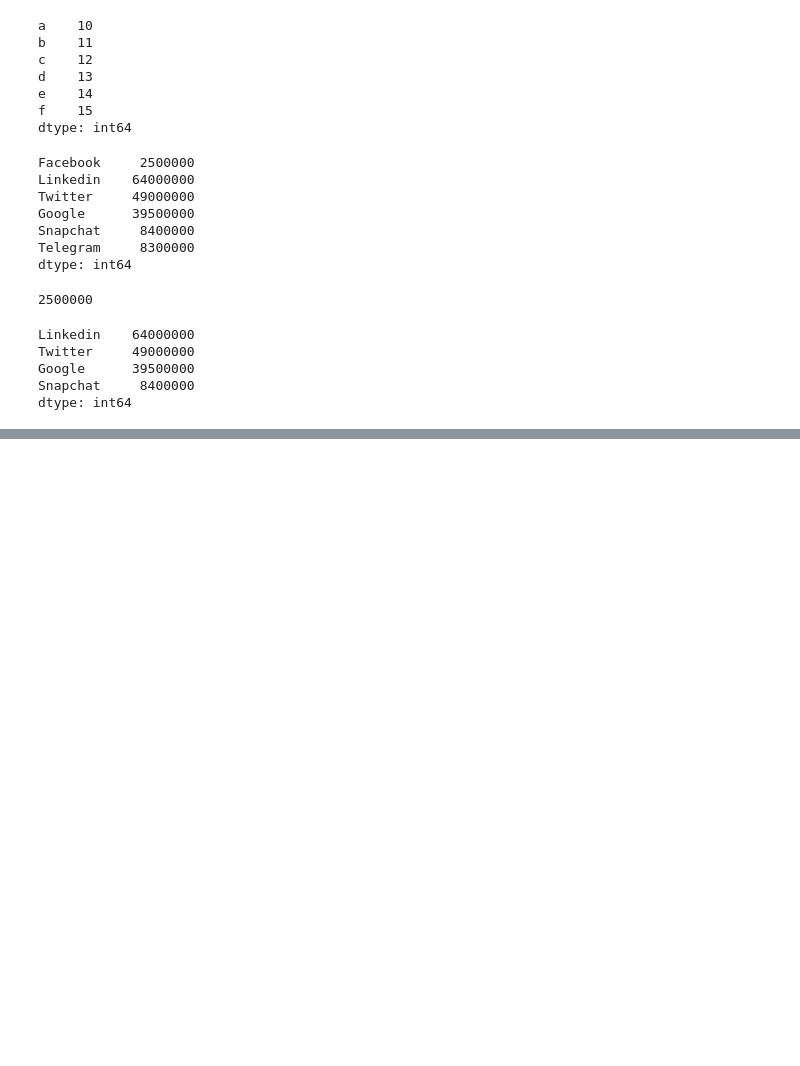
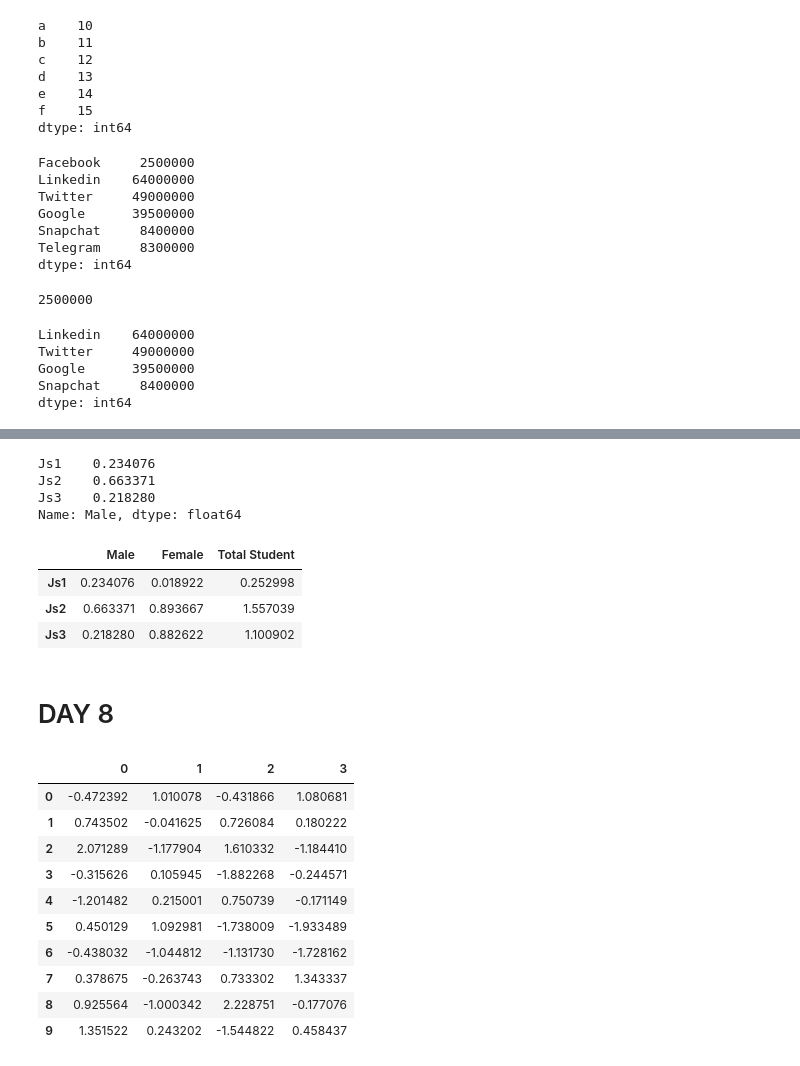
Before and after one commit to paulow540/100-days-of-coding-and-machine-learning-, a Jupyter notebook: Untitled.ipynb, the cells around one changed output, grey strips where cells are left out. Saved outputs shown, nothing was run; the diff lists cells and outputs as text; code cells hidden in the pictures; blank space fills up the shorter version.

```diff
--- a/Untitled.ipynb
+++ b/Untitled.ipynb
@@ -809,0 +916,33 @@ dtype: int64
+# %%
+studentpop = pd.DataFrame(np.random.rand(3,2), columns=['Male', "Female"], index=['Js1', 'Js2', 'Js3'])
+studentpop.Male
+# %% [output]
+Js1    0.234076
+Js2    0.663371
+Js3    0.218280
+Name: Male, dtype: float64
+# %%
+studentpop['Total Student'] = studentpop['Female'] + studentpop['Male']
+studentpop
+# %% [output]
+|  | Male | Female | Total Student |
+| Js1 | 0.234076 | 0.018922 | 0.252998 |
+| Js2 | 0.663371 | 0.893667 | 1.557039 |
+| Js3 | 0.218280 | 0.882622 | 1.100902 |
+# %% [markdown]
+# DAY 8
+# %%
+df = pd.DataFrame(np.random.randn(10, 4))
+df
+# %% [output]
+|  | 0 | 1 | 2 | 3 |
+| 0 | -0.472392 | 1.010078 | -0.431866 | 1.080681 |
+| 1 | 0.743502 | -0.041625 | 0.726084 | 0.180222 |
+| 2 | 2.071289 | -1.177904 | 1.610332 | -1.184410 |
+| 3 | -0.315626 | 0.105945 | -1.882268 | -0.244571 |
+| 4 | -1.201482 | 0.215001 | 0.750739 | -0.171149 |
+| 5 | 0.450129 | 1.092981 | -1.738009 | -1.933489 |
+| 6 | -0.438032 | -1.044812 | -1.131730 | -1.728162 |
+| 7 | 0.378675 | -0.263743 | 0.733302 | 1.343337 |
+| 8 | 0.925564 | -1.000342 | 2.228751 | -0.177076 |
+| 9 | 1.351522 | 0.243202 | -1.544822 | 0.458437 |
```
Also changed, not shown: parts of 24 cells of this notebook.
